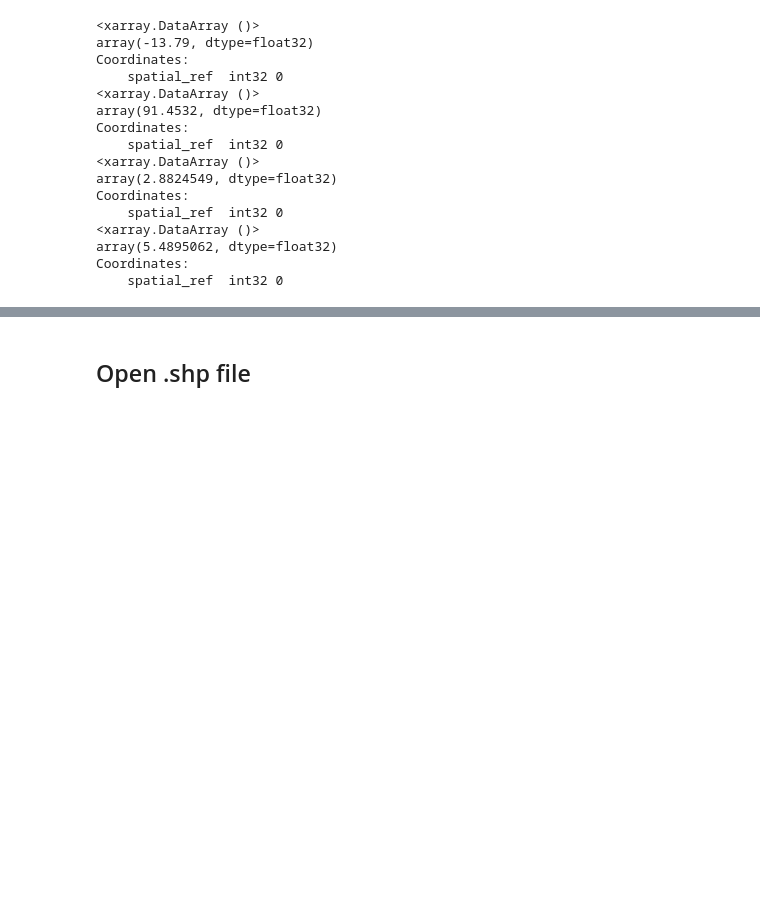
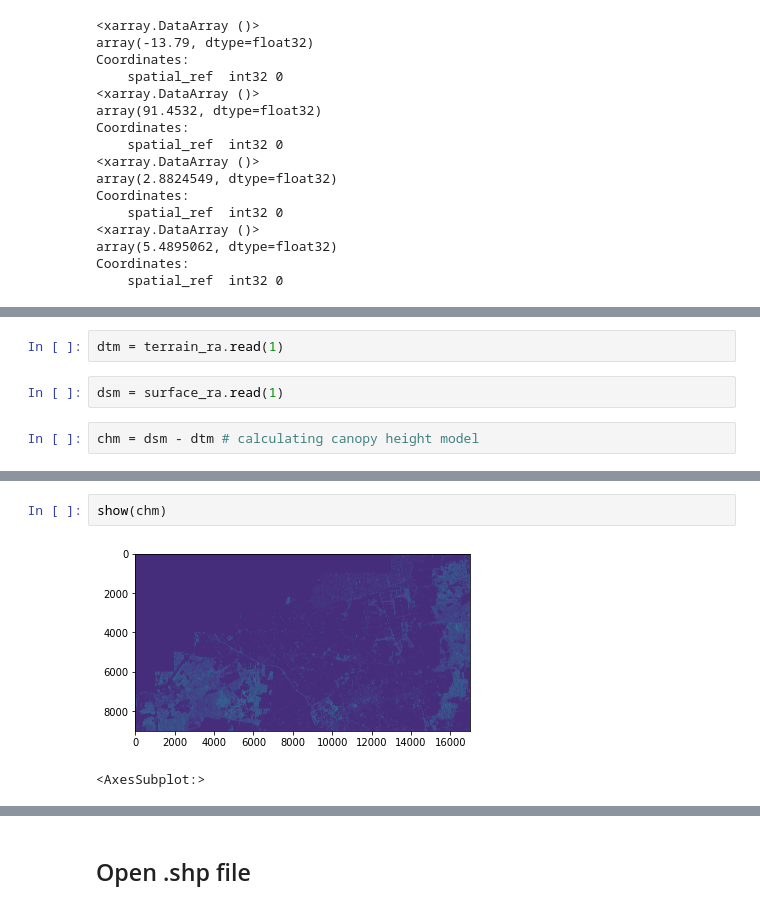
Before and after one commit to kpranke/3D_houses, a Jupyter notebook: 3D Houses.ipynb, the cells around one changed output, grey strips where cells are left out. Saved outputs shown, nothing was run; the diff lists cells and outputs as text; blank space fills up the shorter version.

```diff
--- a/3D Houses.ipynb
+++ b/3D Houses.ipynb
@@ -331,0 +397,6 @@ Coordinates:
+# %%
+dtm = terrain_ra.read(1)
+# %%
+dsm = surface_ra.read(1)
+# %%
+chm = dsm - dtm # calculating canopy height model
@@ -331,0 +419,5 @@ Coordinates:
+# %%
+show(chm)
+# %% [output]
+[figure, added]
+<AxesSubplot:>
```
Also changed, not shown: parts of 39 cells of this notebook.
